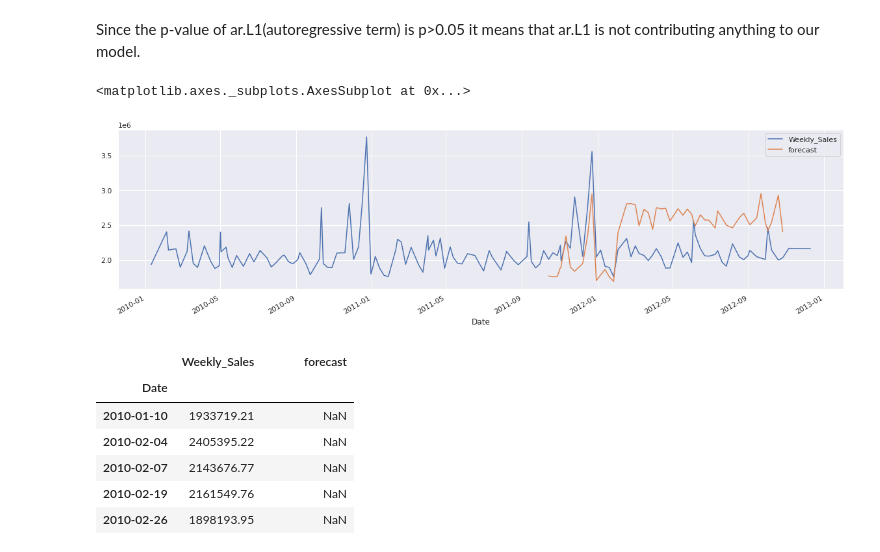
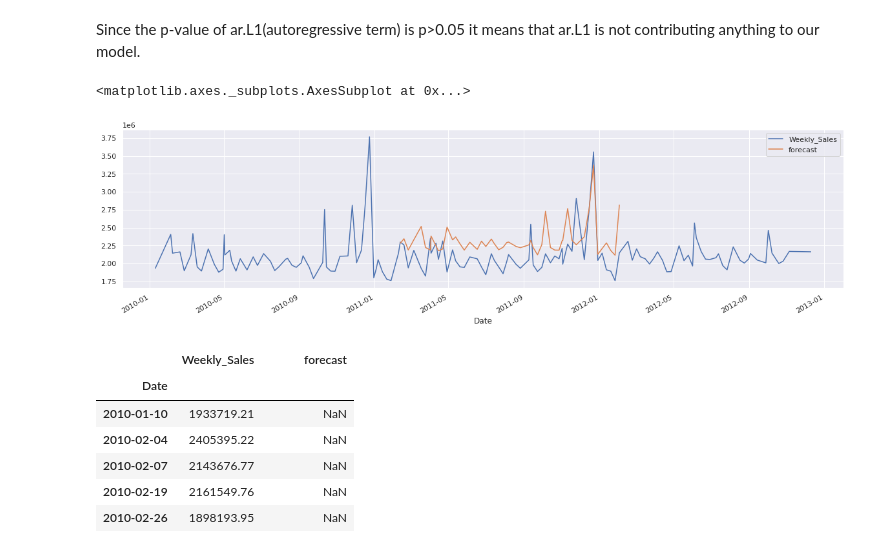
Before and after one commit to Sinethemba-nongqoto/Research-project, a Jupyter notebook: Analysis_0f_Results.ipynb, the cells around one changed output. Cells and saved outputs as stored; diff of their text form; code cells hidden in the pictures.

```diff
--- a/Analysis_0f_Results.ipynb
+++ b/Analysis_0f_Results.ipynb
@@ -629,11 +630,11 @@ Warnings:
 # %% [markdown]
 Since the p-value of ar.L1(autoregressive term) is p>0.05 it means that ar.L1 is not contributing anything to our model.
 # %%
-df20['forecast']=results.predict(start=88, end=140, dynamic=True)
+df20['forecast']=results.predict(start=54, end=104, dynamic=True)
 df20[['Weekly_Sales', 'forecast']].plot(figsize=(20,5))
 # %% [output]
 <matplotlib.axes._subplots.AxesSubplot at 0x...>
-[figure, old version]
+[figure, new version]
 # %%
 df20.column=['Weekly_Sales', 'forecast']
 df20
```
Also changed, not shown: parts of 5 cells of this notebook.
